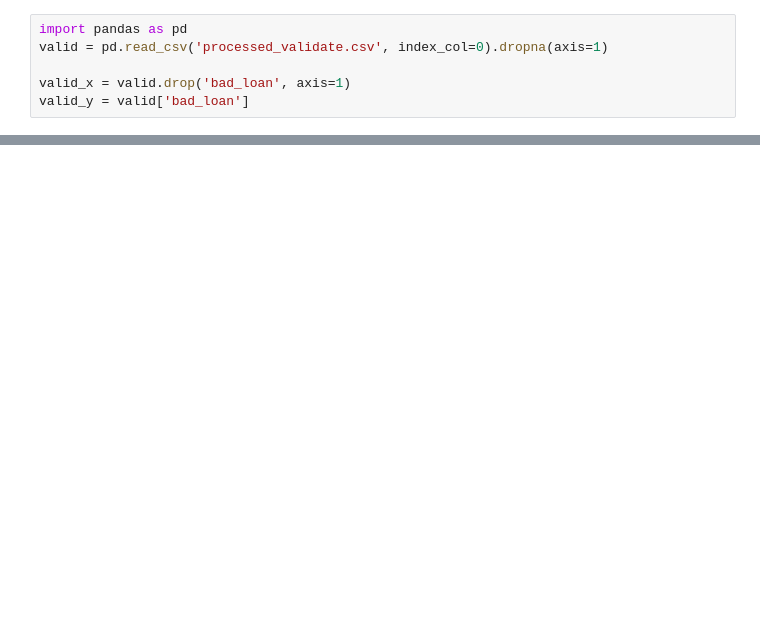
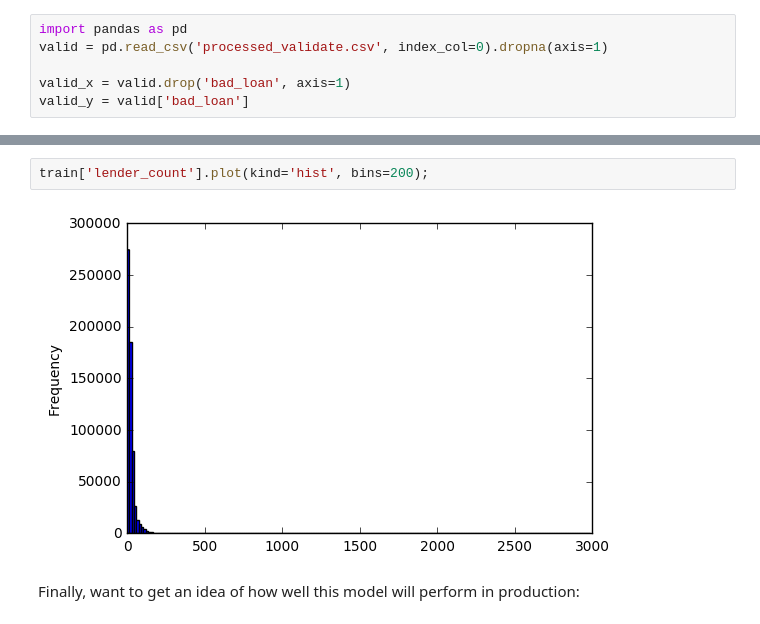
Before and after one commit to karlloic/kiva-dig, a Jupyter notebook: Default Prediction.ipynb, the cells around one changed output, grey strips where cells are left out. Cells and saved outputs as stored; diff of their text form; blank space fills up the shorter version.

```diff
--- a/Default Prediction.ipynb
+++ b/Default Prediction.ipynb
@@ -377,0 +457,6 @@ Random Forests, estimators: 100; Score: 0.936740695268
+# %%
+train['lender_count'].plot(kind='hist', bins=200);
+# %% [output]
+[figure, added]
+# %% [markdown]
+Finally, want to get an idea of how well this model will perform in production:
```
Also changed, not shown: parts of 15 cells of this notebook.
